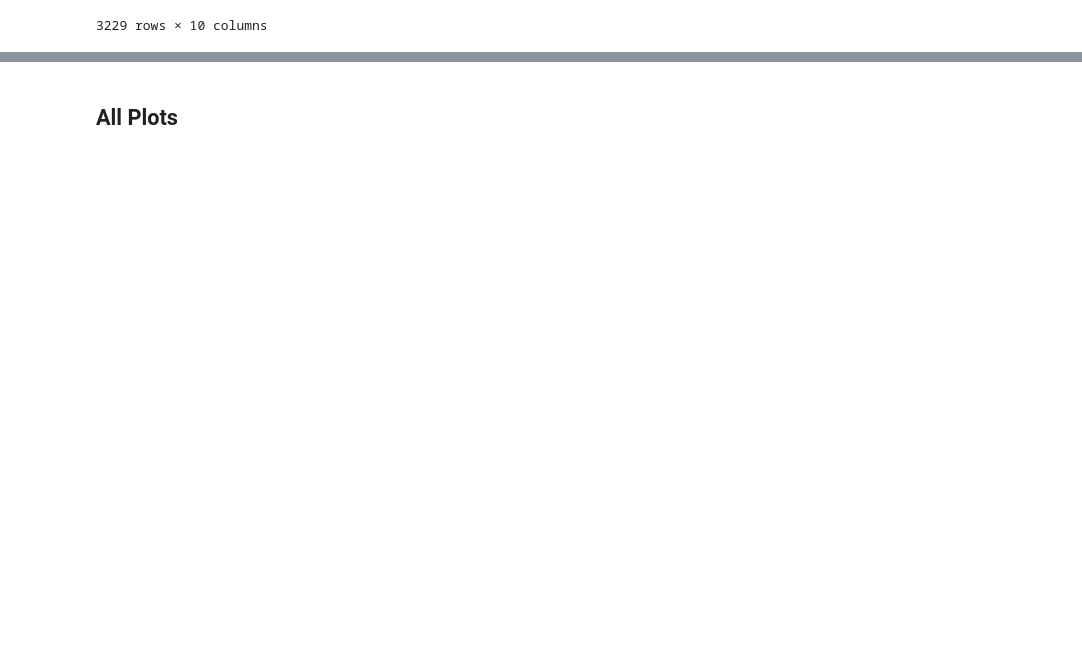
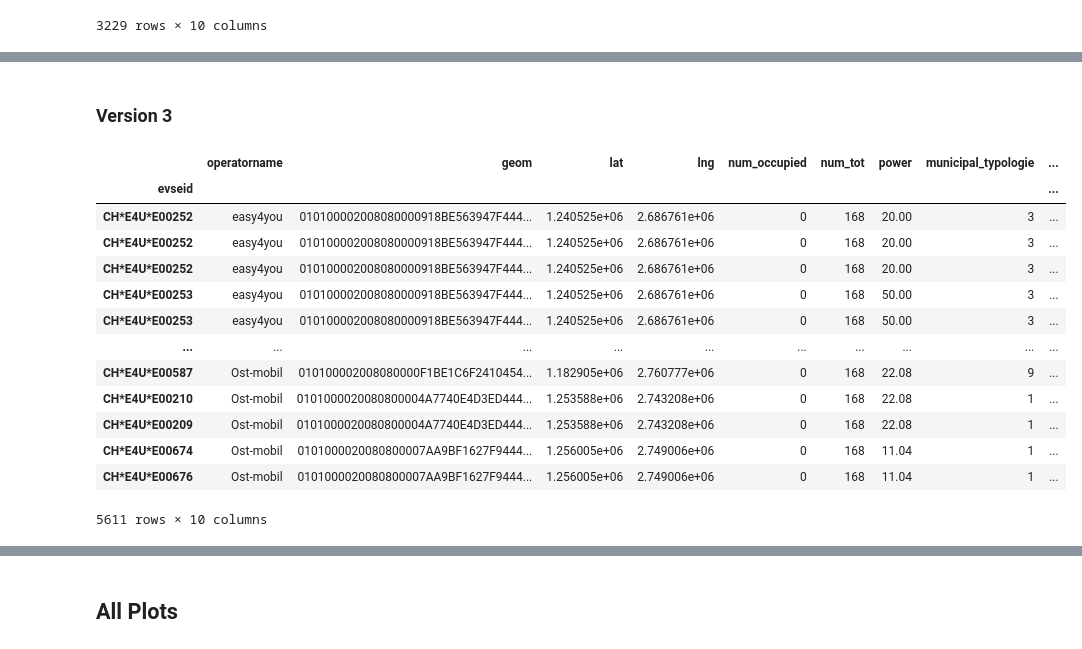
Before and after one commit to magnetilo/energy_hackdays_2020_05_emob_behavior_analysis, a Jupyter notebook: public_metrics_features_analysis/Public metrics analysis.ipynb, the cells around one changed output, grey strips where cells are left out. Drawn from its saved outputs; the diff is of its cells as text; code cells hidden in the pictures; blank space fills up the shorter version.

```diff
--- a/public_metrics_features_analysis/Public metrics analysis.ipynb
+++ b/public_metrics_features_analysis/Public metrics analysis.ipynb
@@ -153,0 +152,20 @@ plt.show()
+# %% [markdown]
+### Version 3
+# %%
+pcmf3 = pd.read_csv('public_chargers_metrics_and_features_3.csv', sep=',', encoding='utf8', index_col=0)
+pcmf3
+# %% [output]
+|  | operatorname | geom | lat | lng | num_occupied | num_tot | power | municipal_typologie | ... |
+| evseid |  |  |  |  |  |  |  |  | ... |
+| CH*E4U*E00252 | easy4you | 010100002008080000918BE563947F444... | 1.240525e+06 | 2.686761e+06 | 0 | 168 | 20.00 | 3 | ... |
+| CH*E4U*E00252 | easy4you | 010100002008080000918BE563947F444... | 1.240525e+06 | 2.686761e+06 | 0 | 168 | 20.00 | 3 | ... |
+| CH*E4U*E00252 | easy4you | 010100002008080000918BE563947F444... | 1.240525e+06 | 2.686761e+06 | 0 | 168 | 20.00 | 3 | ... |
+| CH*E4U*E00253 | easy4you | 010100002008080000918BE563947F444... | 1.240525e+06 | 2.686761e+06 | 0 | 168 | 50.00 | 3 | ... |
+| CH*E4U*E00253 | easy4you | 010100002008080000918BE563947F444... | 1.240525e+06 | 2.686761e+06 | 0 | 168 | 50.00 | 3 | ... |
+| ... | ... | ... | ... | ... | ... | ... | ... | ... | ... |
+| CH*E4U*E00587 | Ost-mobil | 010100002008080000F1BE1C6F2410454... | 1.182905e+06 | 2.760777e+06 | 0 | 168 | 22.08 | 9 | ... |
+| CH*E4U*E00210 | Ost-mobil | 0101000020080800004A7740E4D3ED444... | 1.253588e+06 | 2.743208e+06 | 0 | 168 | 22.08 | 1 | ... |
+| CH*E4U*E00209 | Ost-mobil | 0101000020080800004A7740E4D3ED444... | 1.253588e+06 | 2.743208e+06 | 0 | 168 | 22.08 | 1 | ... |
+| CH*E4U*E00674 | Ost-mobil | 0101000020080800007AA9BF1627F9444... | 1.256005e+06 | 2.749006e+06 | 0 | 168 | 11.04 | 1 | ... |
+| CH*E4U*E00676 | Ost-mobil | 0101000020080800007AA9BF1627F9444... | 1.256005e+06 | 2.749006e+06 | 0 | 168 | 11.04 | 1 | ... |
+5611 rows × 10 columns
```
Also changed, not shown: parts of 16 cells of this notebook, 1 other file.
